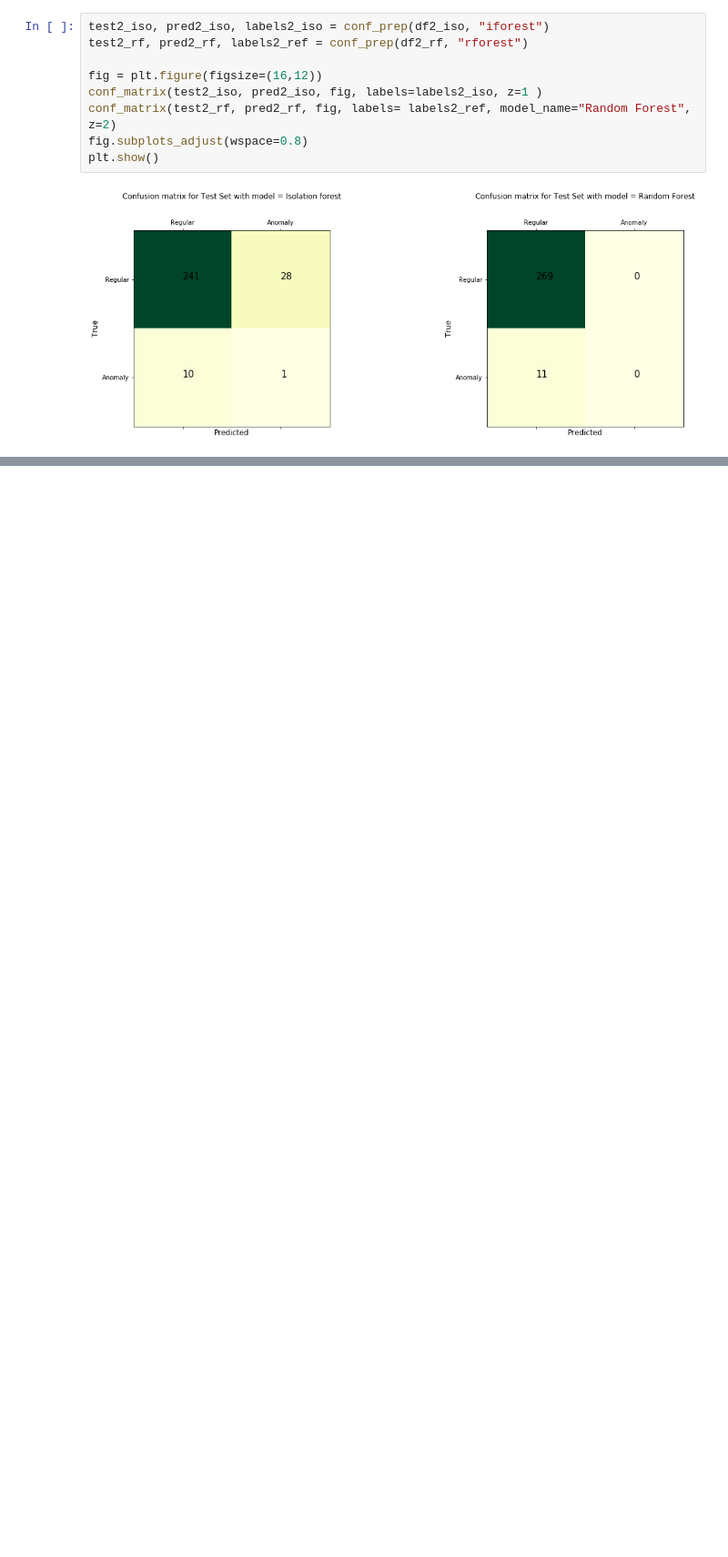
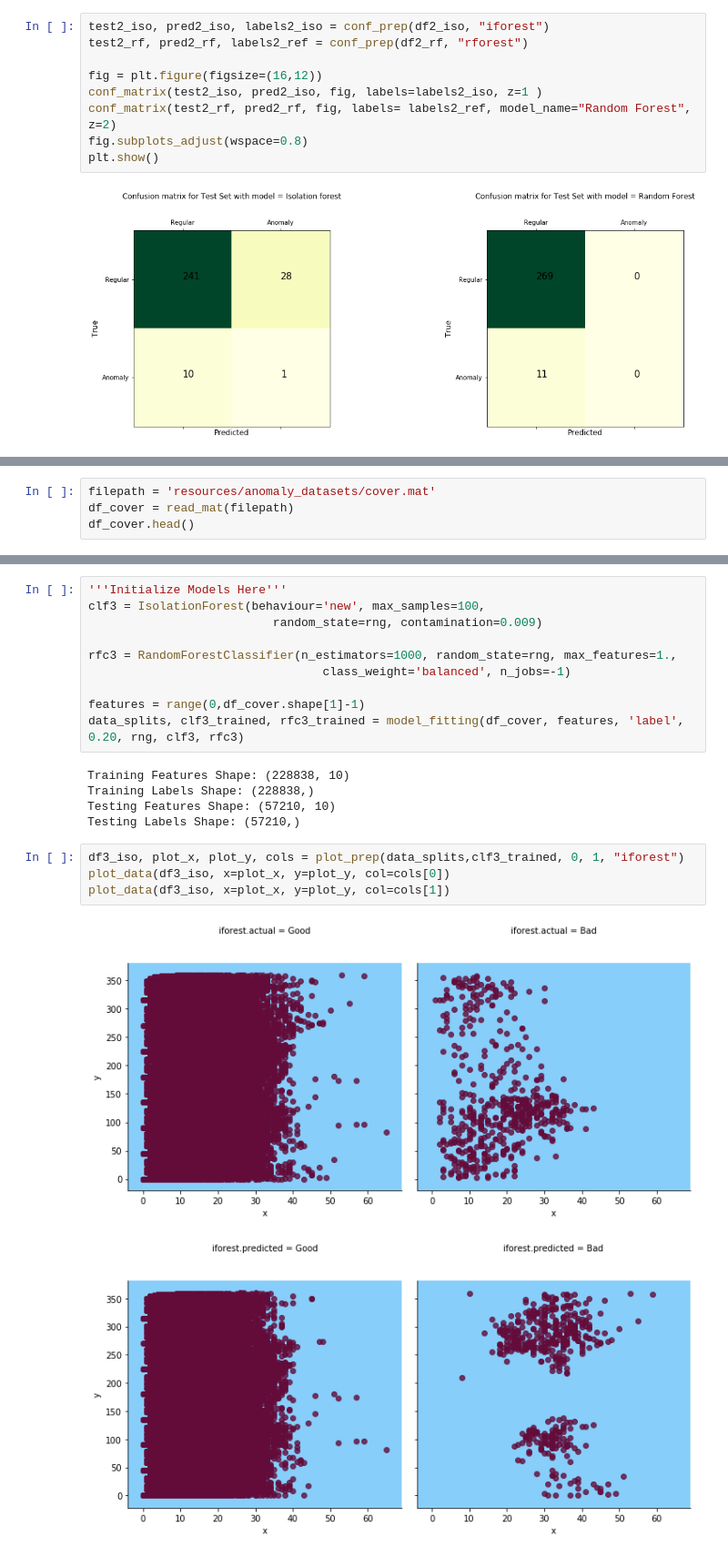
Before and after one commit to Anand191/AppliedDL, a Jupyter notebook: Ensemble _Trees_Comparison.ipynb, the cells around one changed output, grey strips where cells are left out. Shown: that part at 91% size. Saved outputs shown, nothing was run; the diff lists cells and outputs as text; blank space fills up the shorter version.

Commit message:
anomaly datatsets for home

```diff
--- a/Ensemble _Trees_Comparison.ipynb
+++ b/Ensemble _Trees_Comparison.ipynb
@@ -174,0 +191,4 @@ plt.show()
+# %%
+filepath = 'resources/anomaly_datasets/cover.mat'
+df_cover = read_mat(filepath)
+df_cover.head()
@@ -174,0 +202,22 @@ plt.show()
+# %%
+'''Initialize Models Here'''
+clf3 = IsolationForest(behaviour='new', max_samples=100,
+                          random_state=rng, contamination=0.009)
+
+rfc3 = RandomForestClassifier(n_estimators=1000, random_state=rng, max_features=1.,
+                                 class_weight='balanced', n_jobs=-1)
+
+features = range(0,df_cover.shape[1]-1)
+data_splits, clf3_trained, rfc3_trained = model_fitting(df_cover, features, 'label', 0.20, rng, clf3, rfc3)
+# %% [output]
+Training Features Shape: (228838, 10)
+Training Labels Shape: (228838,)
+Testing Features Shape: (57210, 10)
+Testing Labels Shape: (57210,)
+# %%
+df3_iso, plot_x, plot_y, cols = plot_prep(data_splits,clf3_trained, 0, 1, "iforest")
+plot_data(df3_iso, x=plot_x, y=plot_y, col=cols[0])
+plot_data(df3_iso, x=plot_x, y=plot_y, col=cols[1])
+# %% [output]
+[figure, added]
+[figure, added]
```
Also changed, not shown: parts of 11 cells of this notebook, 3 other files.
